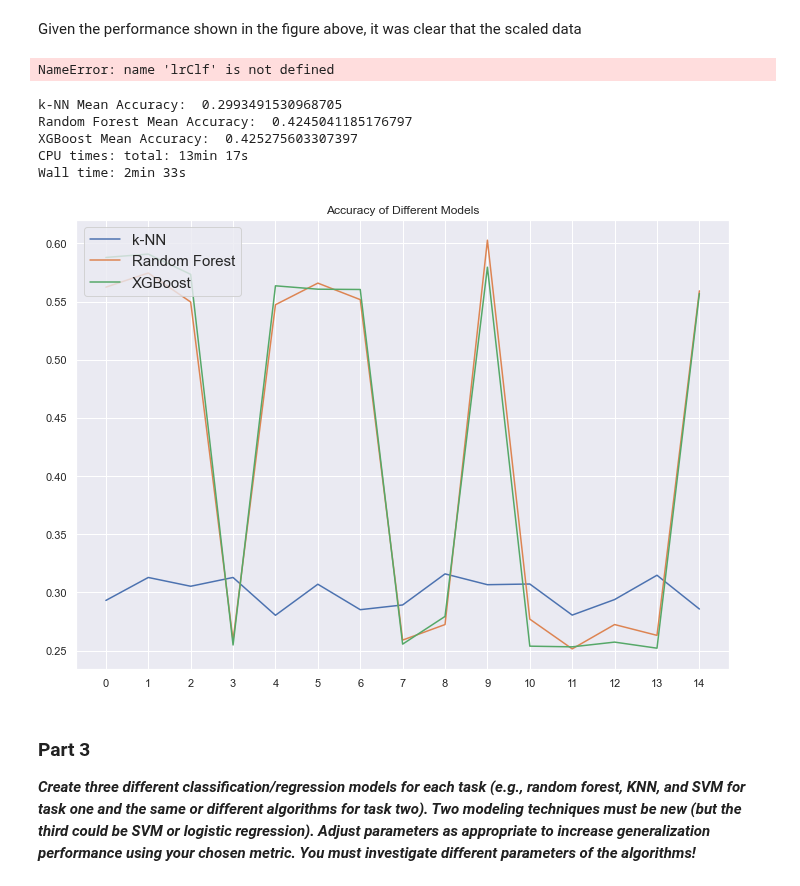
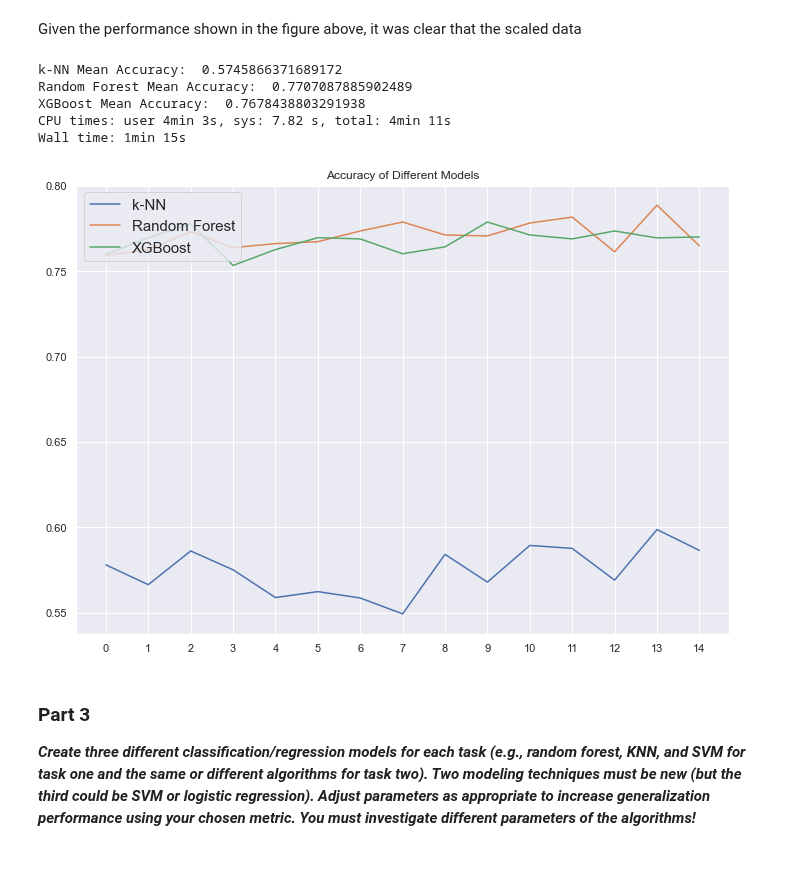
Before and after one commit to ChadKwong/DDSMachineLearning1, a Jupyter notebook: Lab 2/Lab 2.ipynb, the cells around one changed output. Cells and saved outputs as stored; diff of their text form; code cells hidden in the pictures.

```diff
--- a/Lab 2/Lab 2.ipynb
+++ b/Lab 2/Lab 2.ipynb
@@ -332,7 +332,14 @@ https://towardsdatascience.com/stratified-sampling-you-may-have-been-splitting-y
 # %%
 # Creating separate dataset for predicting education
 educData = bankData2
+
+# Converting target to binary: 0 for below college education, 1 for above or =
 educTarget = educData.education
+educTarget.loc[educTarget=='university.degree'] = 'College or Above'
+educTarget.loc[educTarget=='professional.course'] = 'College or Above'
+educTarget.loc[educTarget != 'College or Above'] = 'Bellow College'
+print(getCP(educTarget))
+
 educData = educData.drop(columns='education')
 
 catCol = ['job', 'marital', 'housing', 'loan',
@@ -440,7 +454,5 @@ The figure above indicated that accuracy for the XGBoost model was consistently
 # %% [markdown]
 Given the performance shown in the figure above, it was clear that the scaled data
 # %%
-get_metrics_score(lrClf, flag=True)
+#get_metrics_score(lrClf, flag=True)
-# %% [output]
-NameError: name 'lrClf' is not defined
 # %%
@@ -462,7 +474,7 @@ knn = KNeighborsClassifier(n_neighbors = neighbors)
 rf = RandomForestClassifier(random_state=randomState)
 xgb = XGBClassifier(random_state=randomState, eval_metric='logloss')
 
-for trainIndices, testIndices in cvStrat.split(educVal,y):
+for trainIndices, testIndices in cvStrat.split(educVal,educY):
     #Education Prediction Testing/Training Splits
     educXTrain = educVal[trainIndices]
     educXTest = educVal[testIndices]
@@ -471,6 +483,7 @@ for trainIndices, testIndices in cvStrat.split(educVal,y):
     educYTest = educY[testIndices]
     educYTrainBin = pd.get_dummies(educYTrain).values.argmax(1)
     educYTestBin = pd.get_dummies(educYTest).values.argmax(1)
+
     #k-NN training
     knn.fit(educXTrain, educYTrain)
     yHatKnn = knn.predict(educXTest)
@@ -481,39 +494,39 @@ for trainIndices, testIndices in cvStrat.split(educVal,y):
     yHatXgb = xgb.predict(educXTest)
     xgbAccs.append(mt.accuracy_score(educYTestBin, yHatXgb))
 
     #Random Forrest Training
     rf.fit(educXTrain, educYTrainBin)
     rfAccs.append(rf.score(educXTest, educYTestBin))
 
 with warnings.catch_warnings(record=True):
     print("k-NN Mean Accuracy: ", pd.Series(knnAccs).mean(),
           "\nRandom Forest Mean Accuracy: ", pd.Series(rfAccs).mean(),
           "\nXGBoost Mean Accuracy: ", pd.Series(xgbAccs).mean()
          )
 
     normalPlot = plt.figure(1)
 
     knnAccs = pd.Series(data = knnAccs)
     knnAccs.plot()
 
     rfAccs = pd.Series(data = rfAccs)
     rfAccs.plot()
 
     xgbAccs = pd.Series(data = xgbAccs)
     xgbAccs.plot()
 
     plt.xticks(np.arange(0, splits, 1))
     plt.title("Accuracy of Different Models")
     plt.legend(loc="upper left", labels = ['k-NN', 'Random Forest','XGBoost'], prop={'size': 15})
 
     normalPlot.show()
 # %% [output]
-k-NN Mean Accuracy:  0.2993491530968705
-Random Forest Mean Accuracy:  0.4245041185176797
-XGBoost Mean Accuracy:  0.425275603307397
-CPU times: total: 13min 17s
-Wall time: 2min 33s
+k-NN Mean Accuracy:  0.5745866371689172
+Random Forest Mean Accuracy:  0.7707087885902489
+XGBoost Mean Accuracy:  0.7678438803291938
+CPU times: user 4min 3s, sys: 7.82 s, total: 4min 11s
+Wall time: 1min 15s
-[figure, old version]
+[figure, new version]
 # %% [markdown]
 ### Part 3
 
```
Also changed, not shown: parts of 11 cells of this notebook.
